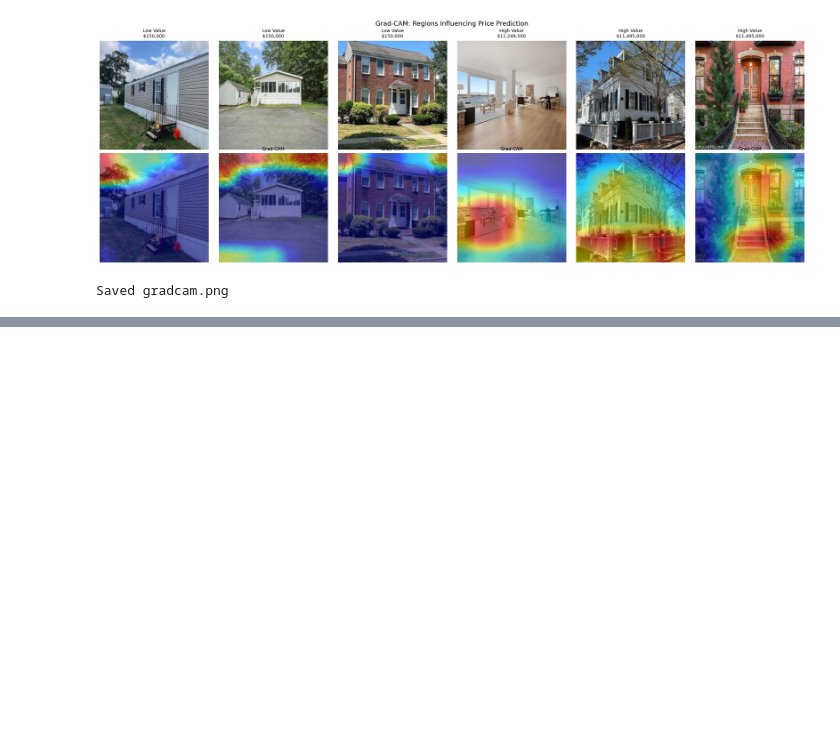
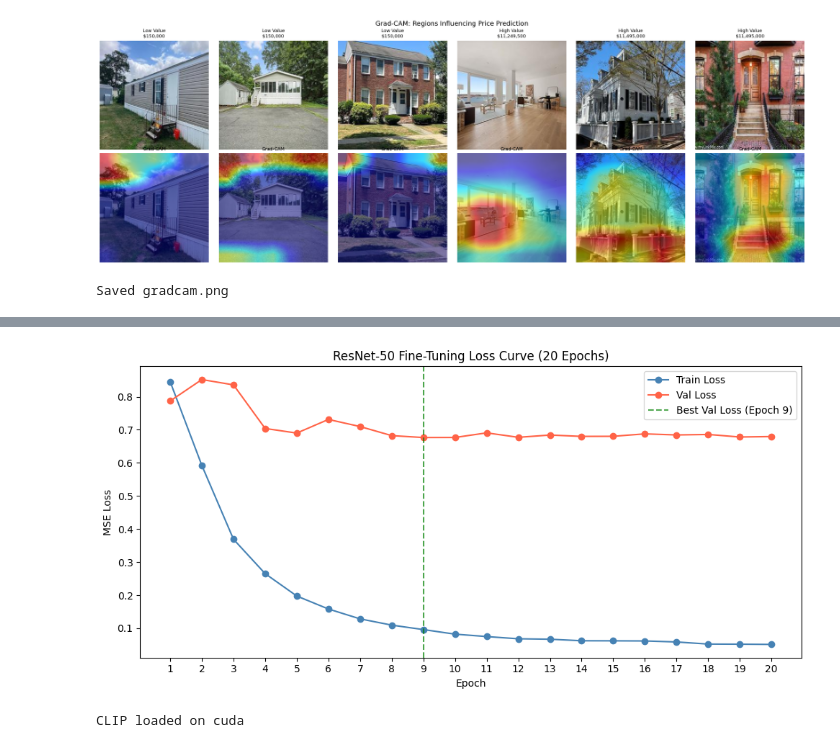
Before and after one commit to ayanrasulova/rent-estimations-cv, a Jupyter notebook: finetuning_colab.ipynb, the cells around one changed output, grey strips where cells are left out. Saved outputs shown, nothing was run; the diff lists cells and outputs as text; code cells hidden in the pictures; blank space fills up the shorter version.

```diff
--- a/finetuning_colab.ipynb
+++ b/finetuning_colab.ipynb
@@ -410,0 +666,50 @@ Saved gradcam.png
+# %%
+epochs     = list(range(1, 21))
+train_loss = [0.8453, 0.5924, 0.3691, 0.2652, 0.1975, 0.1582, 0.1284, 0.1095,
+              0.0960, 0.0822, 0.0749, 0.0682, 0.0669, 0.0622, 0.0620, 0.0616,
+              0.0586, 0.0522, 0.0519, 0.0512]
+val_loss   = [0.7873, 0.8520, 0.8359, 0.7041, 0.6902, 0.7314, 0.7099, 0.6825,
+              0.6767, 0.6769, 0.6908, 0.6774, 0.6842, 0.6802, 0.6804, 0.6878,
+              0.6845, 0.6860, 0.6783, 0.6797]
+
+fig, ax = plt.subplots(figsize=(10, 5))
+ax.plot(epochs, train_loss, 'o-', label='Train Loss', color='steelblue')
+ax.plot(epochs, val_loss,   'o-', label='Val Loss',   color='tomato')
+ax.axvline(x=9, color='green', linestyle='--', alpha=0.7, label='Best Val Loss (Epoch 9)')
+ax.set_xlabel('Epoch')
+ax.set_ylabel('MSE Loss')
+ax.set_title('ResNet-50 Fine-Tuning Loss Curve (20 Epochs)')
+ax.legend()
+ax.set_xticks(epochs)
+plt.tight_layout()
+plt.savefig(os.path.join(DRIVE_DIR, 'training_loss.png'), dpi=150)
+plt.show()
+# %% [output]
+[figure, added]
+# %%
+# load clip (ViT-L/14)
+device = torch.device('cuda' if torch.cuda.is_available() else 'cpu')
+clip_model, preprocess = clip.load("ViT-L/14", device=device)
+clip_model.eval()
+print(f"CLIP loaded on {device}")
+
+# dataset
+class CLIPDataset(Dataset):
+    def __init__(self, img_paths, preprocess):
+        self.img_paths  = img_paths
+        self.preprocess = preprocess
+
+    def __len__(self):
+        return len(self.img_paths)
+
+    def __getitem__(self, idx):
+        try:
+            img = Image.open(self.img_paths[idx]).convert('RGB')
+            return self.preprocess(img)
+        except:
+            return torch.zeros(3, 224, 224)
+
+clip_dataset = CLIPDataset(df_valid['img_path'].tolist(), preprocess)
+clip_loader  = DataLoader(clip_dataset, batch_size=64, shuffle=False, num_workers=2)
+# %% [output]
+CLIP loaded on cuda
```
Also changed, not shown: parts of 12 cells of this notebook.
